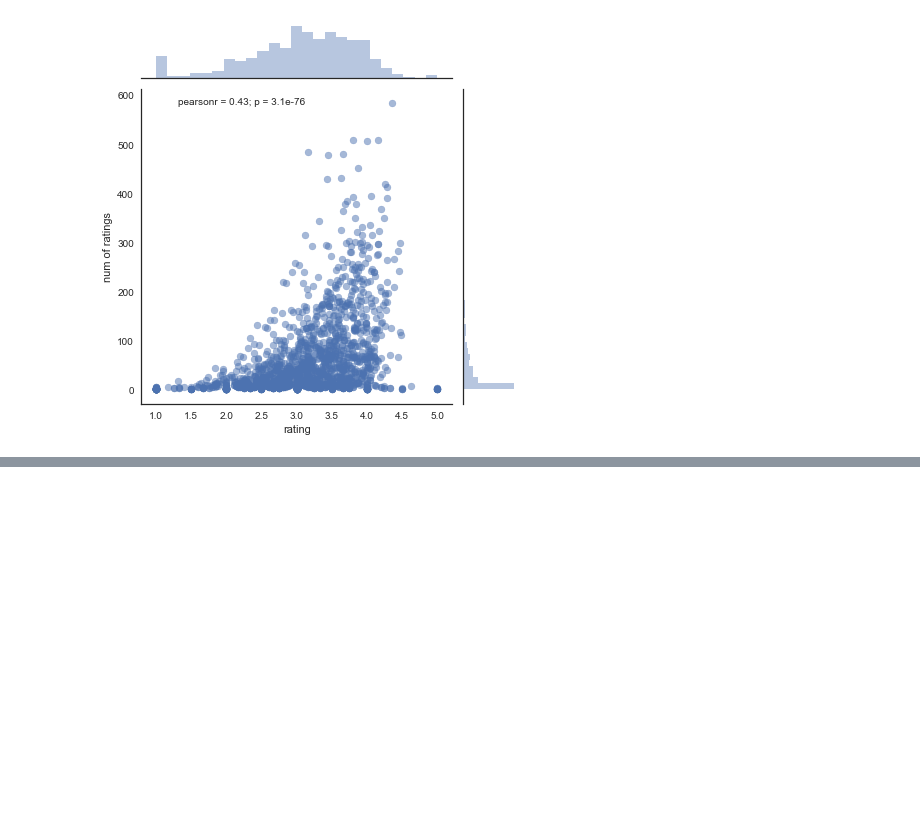
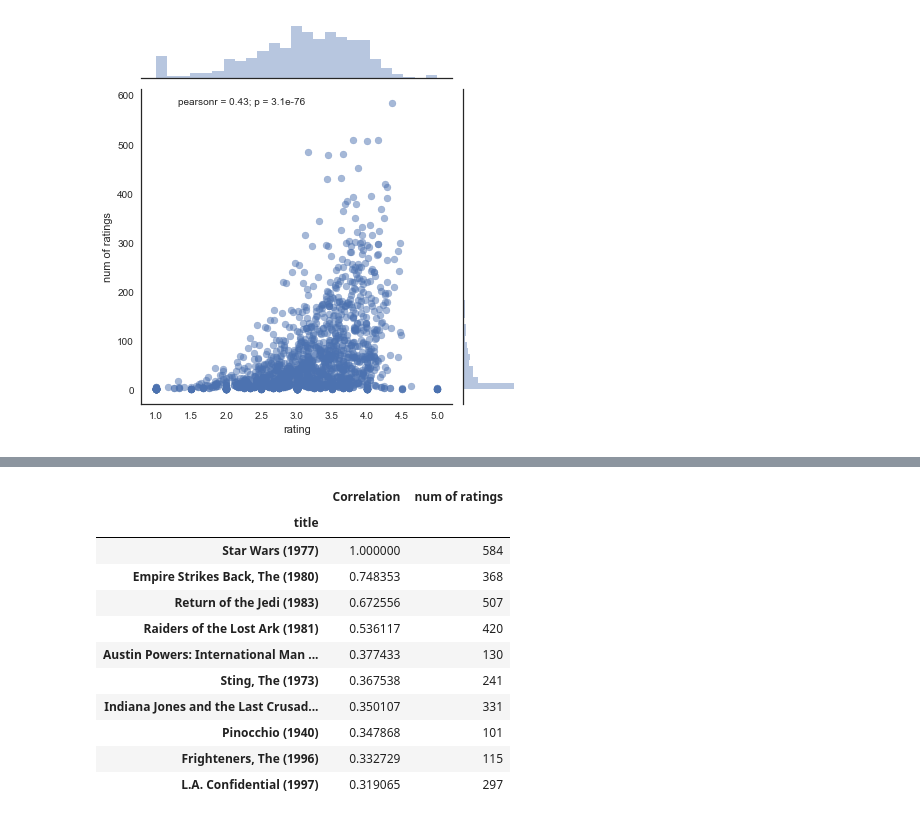
Before and after one commit to yasithk/PythonforML_UdemyCourse, a Jupyter notebook: 19-Recommender-Systems/recommender_systems_cheatsheet.ipynb, the cells around one changed output, grey strips where cells are left out. Saved outputs shown, nothing was run; the diff lists cells and outputs as text; code cells hidden in the pictures; blank space fills up the shorter version.

```diff
--- a/19-Recommender-Systems/recommender_systems_cheatsheet.ipynb
+++ b/19-Recommender-Systems/recommender_systems_cheatsheet.ipynb
@@ -107,0 +138,3 @@ sns.jointplot(x = 'rating', y = 'num of ratings', data = ratings, alpha = 0.5)
+# %%
+starwars_user_ratings = moviemat['Star Wars (1977)']
+liarliar_user_ratings = moviemat['Liar Liar (1997)']
@@ -107,0 +151,6 @@ sns.jointplot(x = 'rating', y = 'num of ratings', data = ratings, alpha = 0.5)
+# %%
+## user corwith to get correlations between matrices
+#### corrwith can compute the pairwise correlation between rows or columns of two datafram objects
+similarto_starwars = moviemat.corrwith(starwars_user_ratings)
+similarto_starwars.head()
+### this creates a matrix that outputs correlations of Star Wars ratings against other movie ratings
@@ -107,0 +167,3 @@ sns.jointplot(x = 'rating', y = 'num of ratings', data = ratings, alpha = 0.5)
+# %%
+corr_starwars = pd.DataFrame(similarto_starwars, columns=['Correlation'])
+corr_starwars.dropna(inplace= True)
@@ -107,0 +197,2 @@ sns.jointplot(x = 'rating', y = 'num of ratings', data = ratings, alpha = 0.5)
+# %%
+corr_starwars = corr_starwars.join(ratings['num of ratings'])
@@ -107,0 +209,16 @@ sns.jointplot(x = 'rating', y = 'num of ratings', data = ratings, alpha = 0.5)
+# %%
+### Filter out any movies that don't have more than 100 ratings
+corr_starwars[corr_starwars['num of ratings']>100].sort_values('Correlation',ascending=False).head(10)
+# %% [output]
+|  | Correlation | num of ratings |
+| title |  |  |
+| Star Wars (1977) | 1.000000 | 584 |
+| Empire Strikes Back, The (1980) | 0.748353 | 368 |
+| Return of the Jedi (1983) | 0.672556 | 507 |
+| Raiders of the Lost Ark (1981) | 0.536117 | 420 |
+| Austin Powers: International Man ... | 0.377433 | 130 |
+| Sting, The (1973) | 0.367538 | 241 |
+| Indiana Jones and the Last Crusad... | 0.350107 | 331 |
+| Pinocchio (1940) | 0.347868 | 101 |
+| Frighteners, The (1996) | 0.332729 | 115 |
+| L.A. Confidential (1997) | 0.319065 | 297 |
```
Also changed, not shown: parts of 14 cells of this notebook.
